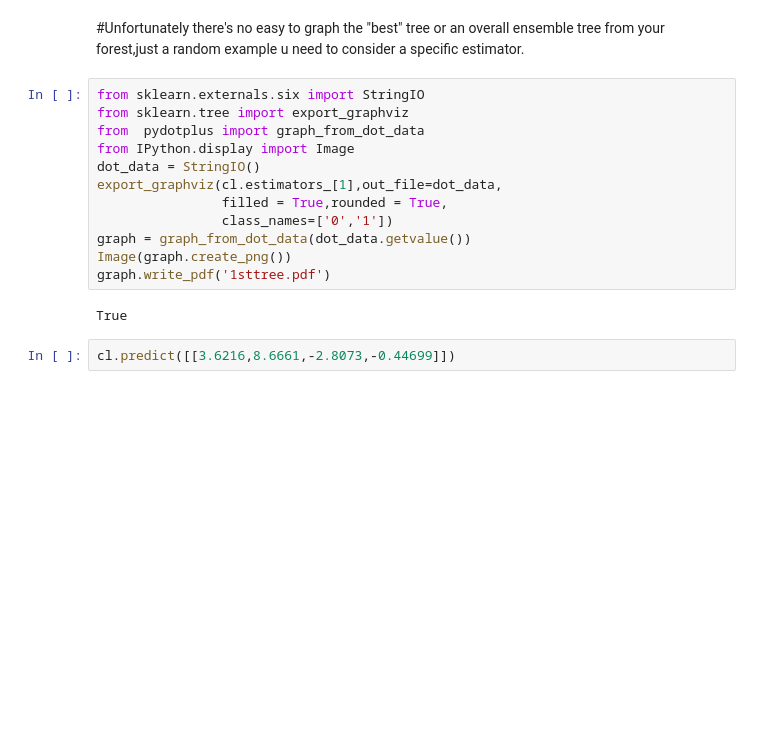
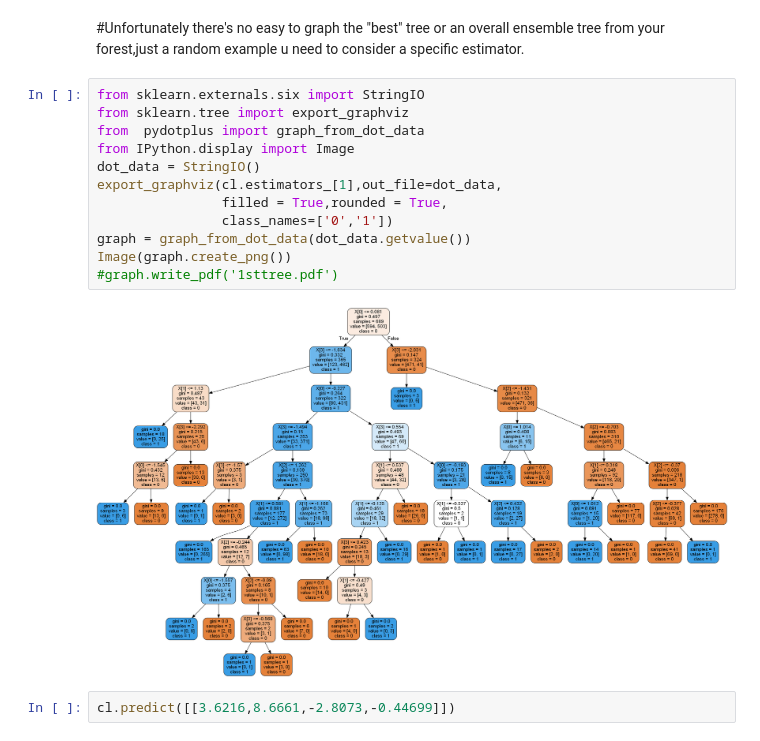
Before and after one commit to GirishaDevara/crrcoe, a Jupyter notebook: 2020-02-13/13-02-2020.ipynb, the cells around one changed output. Drawn from its saved outputs; the diff is of its cells as text; blank space fills up the shorter version.

```diff
--- a/2020-02-13/13-02-2020.ipynb
+++ b/2020-02-13/13-02-2020.ipynb
@@ -84,17 +84,17 @@ your forest,just a random example u need to consider a specific estimator.
 # %%
 from sklearn.externals.six import StringIO
 from sklearn.tree import export_graphviz
 from  pydotplus import graph_from_dot_data
 from IPython.display import Image
 dot_data = StringIO()
 export_graphviz(cl.estimators_[1],out_file=dot_data,
                 filled = True,rounded = True,
                 class_names=['0','1'])
 graph = graph_from_dot_data(dot_data.getvalue())
 Image(graph.create_png())
-graph.write_pdf('1sttree.pdf')
+#graph.write_pdf('1sttree.pdf')
 # %% [output]
-True
+[figure, added]
 # %%
 cl.predict([[3.6216,8.6661,-2.8073,-0.44699]])
 # %% [output]
```
Also changed, not shown: parts of 1 cell of this notebook, 2 other files.
